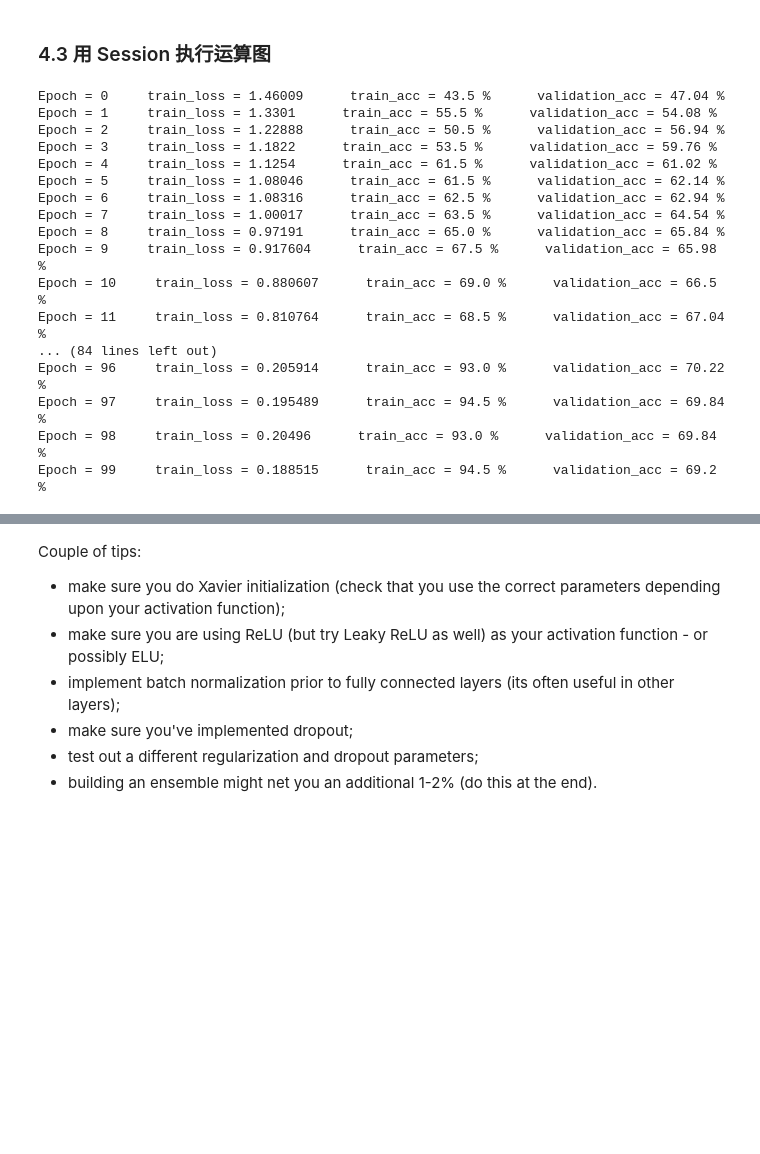
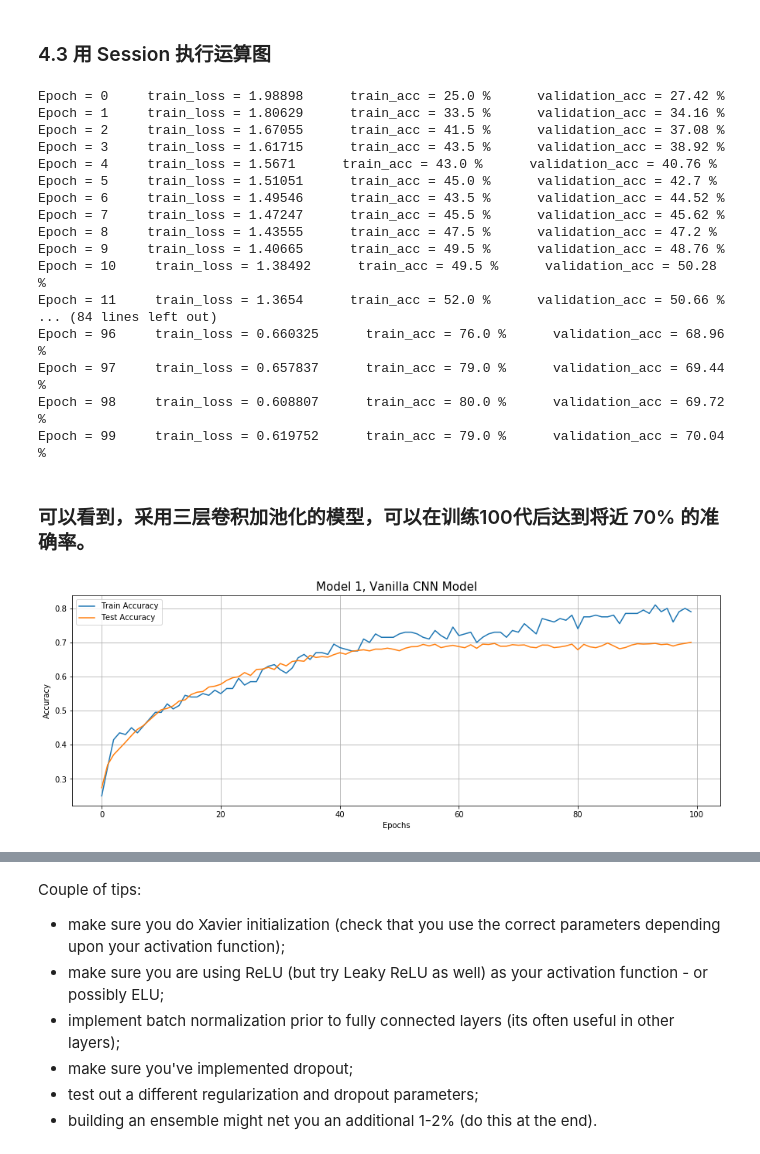
Before and after one commit to mtyylx/MLND, a Jupyter notebook: P5_Image_Classification/CIFAR10 Image Classification using TensorFlow.ipynb, the cells around one changed output, grey strips where cells are left out. Cells and saved outputs as stored; diff of their text form; code cells hidden in the pictures; blank space fills up the shorter version.

```diff
--- a/P5_Image_Classification/CIFAR10 Image Classification using TensorFlow.ipynb
+++ b/P5_Image_Classification/CIFAR10 Image Classification using TensorFlow.ipynb
@@ -319,13 +293,26 @@ def create_model(x, keep_prob):
+# %%
+def create_model(x, keep_prob):
+    x = conv_layer(x, 16, 3, 1, 'SAME')
+    x = pool_layer(x, 2, 2, 'VALID')
+    x = conv_layer(x, 32, 3, 1, 'SAME')
+    x = pool_layer(x, 2, 2, 'VALID')
+    x = conv_layer(x, 64, 3, 1, 'SAME')
+    x = pool_layer(x, 2, 2, 'VALID')
+    x = flatten_layer(x)
+    x = fc_layer(x, 128)
+    x = dropout_layer(x, keep_prob)
+    x = output_layer(x, 10)
+    return x
 # %% [markdown]
 ## 4. 训练模型
 # %% [markdown]
 ### 4.1 建立计算图
 # %%
+epoch = 100
 n_class = 10
 batch_size = 256
 stddev = 0.01
-epoch = 100
-dropout = 0.25
+dropout = 0.5
 
 tf.reset_default_graph()
 x_input   = tf.placeholder(tf.float32, shape=(None, 32, 32, 3), name='x_input')
@@ -347,6 +334,9 @@ def get_batch(x, y, batch_size):
 # %% [markdown]
 ### 4.3 用 Session 执行运算图
 # %%
+history = {}
+history['acc'] = []
+history['val_acc'] = []
 with tf.Session(config=tf.ConfigProto(log_device_placement=True)) as session:
     # 可视化整个网络结构的视图，通过 TensorBoard 查看
     tf.summary.FileWriter('./graphs', session.graph)
@@ -361,9 +351,11 @@ with tf.Session(config=tf.ConfigProto(log_device_placement=True)) as session:
 
         # 本轮训练后的模型用于训练集的最后一个 batch 的准确率
         acc = session.run(accuracy, feed_dict={x_input:X_batch, y_true:Y_batch, keep_prob:1})
+        history['acc'].append(acc)
 
         # 本轮训练后的模型用于验证集（5000张图片）的准确率
         val_acc = session.run(accuracy, feed_dict={x_input:X_test, y_true:Y_test, keep_prob:1})
+        history['val_acc'].append(val_acc)
 
         print("Epoch =", i, "    train_loss =", loss,
               "     train_acc =", round(acc * 100, 2), "%",
@@ -372,20 +364,34 @@ with tf.Session(config=tf.ConfigProto(log_device_placement=True)) as session:
     saver = tf.train.Saver()
     save_path = saver.save(session, '.\michael')
 # %% [output]
-Epoch = 0     train_loss = 1.46009      train_acc = 43.5 %      validation_acc = 47.04 %
-Epoch = 1     train_loss = 1.3301      train_acc = 55.5 %      validation_acc = 54.08 %
-Epoch = 2     train_loss = 1.22888      train_acc = 50.5 %      validation_acc = 56.94 %
-Epoch = 3     train_loss = 1.1822      train_acc = 53.5 %      validation_acc = 59.76 %
-Epoch = 4     train_loss = 1.1254      train_acc = 61.5 %      validation_acc = 61.02 %
-Epoch = 5     train_loss = 1.08046      train_acc = 61.5 %      validation_acc = 62.14 %
-Epoch = 6     train_loss = 1.08316      train_acc = 62.5 %      validation_acc = 62.94 %
-Epoch = 7     train_loss = 1.00017      train_acc = 63.5 %      validation_acc = 64.54 %
-Epoch = 8     train_loss = 0.97191      train_acc = 65.0 %      validation_acc = 65.84 %
-Epoch = 9     train_loss = 0.917604      train_acc = 67.5 %      validation_acc = 65.98 %
-Epoch = 10     train_loss = 0.880607      train_acc = 69.0 %      validation_acc = 66.5 %
-Epoch = 11     train_loss = 0.810764      train_acc = 68.5 %      validation_acc = 67.04 %
+Epoch = 0     train_loss = 1.98898      train_acc = 25.0 %      validation_acc = 27.42 %
+Epoch = 1     train_loss = 1.80629      train_acc = 33.5 %      validation_acc = 34.16 %
+Epoch = 2     train_loss = 1.67055      train_acc = 41.5 %      validation_acc = 37.08 %
+Epoch = 3     train_loss = 1.61715      train_acc = 43.5 %      validation_acc = 38.92 %
+Epoch = 4     train_loss = 1.5671      train_acc = 43.0 %      validation_acc = 40.76 %
+Epoch = 5     train_loss = 1.51051      train_acc = 45.0 %      validation_acc = 42.7 %
+Epoch = 6     train_loss = 1.49546      train_acc = 43.5 %      validation_acc = 44.52 %
+Epoch = 7     train_loss = 1.47247      train_acc = 45.5 %      validation_acc = 45.62 %
+Epoch = 8     train_loss = 1.43555      train_acc = 47.5 %      validation_acc = 47.2 %
+Epoch = 9     train_loss = 1.40665      train_acc = 49.5 %      validation_acc = 48.76 %
+Epoch = 10     train_loss = 1.38492      train_acc = 49.5 %      validation_acc = 50.28 %
+Epoch = 11     train_loss = 1.3654      train_acc = 52.0 %      validation_acc = 50.66 %
 ... (84 lines left out)
-Epoch = 96     train_loss = 0.205914      train_acc = 93.0 %      validation_acc = 70.22 %
-Epoch = 97     train_loss = 0.195489      train_acc = 94.5 %      validation_acc = 69.84 %
-Epoch = 98     train_loss = 0.20496      train_acc = 93.0 %      validation_acc = 69.84 %
-Epoch = 99     train_loss = 0.188515      train_acc = 94.5 %      validation_acc = 69.2 %
+Epoch = 96     train_loss = 0.660325      train_acc = 76.0 %      validation_acc = 68.96 %
+Epoch = 97     train_loss = 0.657837      train_acc = 79.0 %      validation_acc = 69.44 %
+Epoch = 98     train_loss = 0.608807      train_acc = 80.0 %      validation_acc = 69.72 %
+Epoch = 99     train_loss = 0.619752      train_acc = 79.0 %      validation_acc = 70.04 %
+# %% [markdown]
+### 可以看到，采用三层卷积加池化的模型，可以在训练100代后达到将近 70% 的准确率。
+# %%
+plt.figure(figsize=(15, 5))
+plt.plot(range(100), history['acc'], label='Train Accuracy')
+plt.plot(range(100), history['val_acc'], label='Test Accuracy')
+plt.title('Model 1, Vanilla CNN Model', size=15)
+plt.xlabel('Epochs')
+plt.ylabel('Accuracy')
+plt.legend()
+plt.grid(True)
+plt.show()
+# %% [output]
+[figure, added]
```
Also changed, not shown: parts of 10 cells of this notebook.
